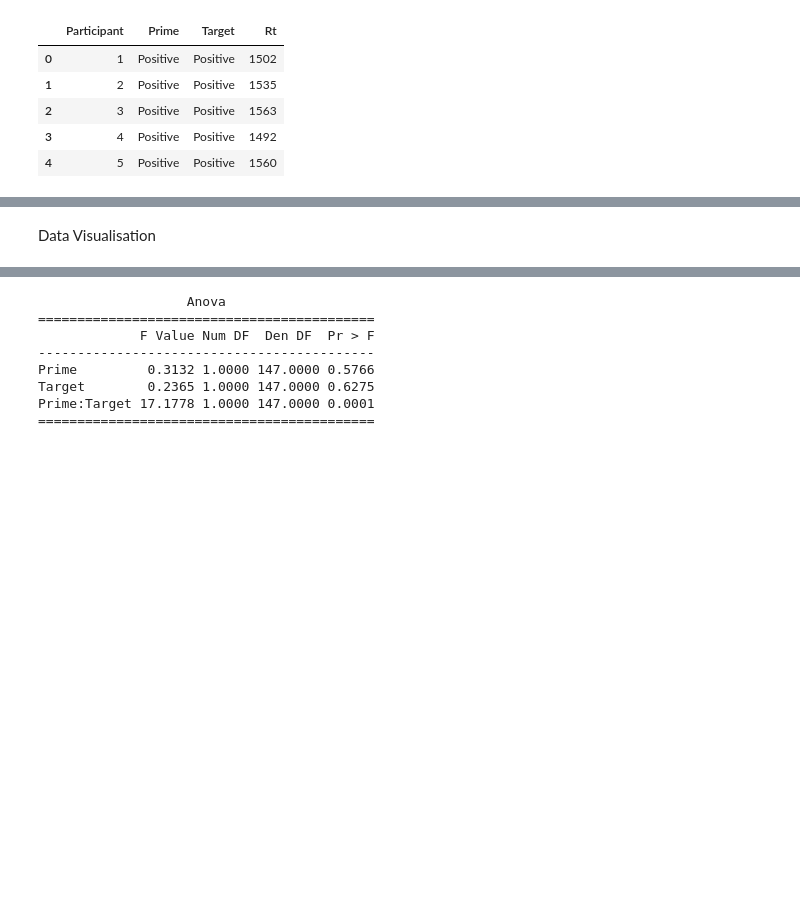
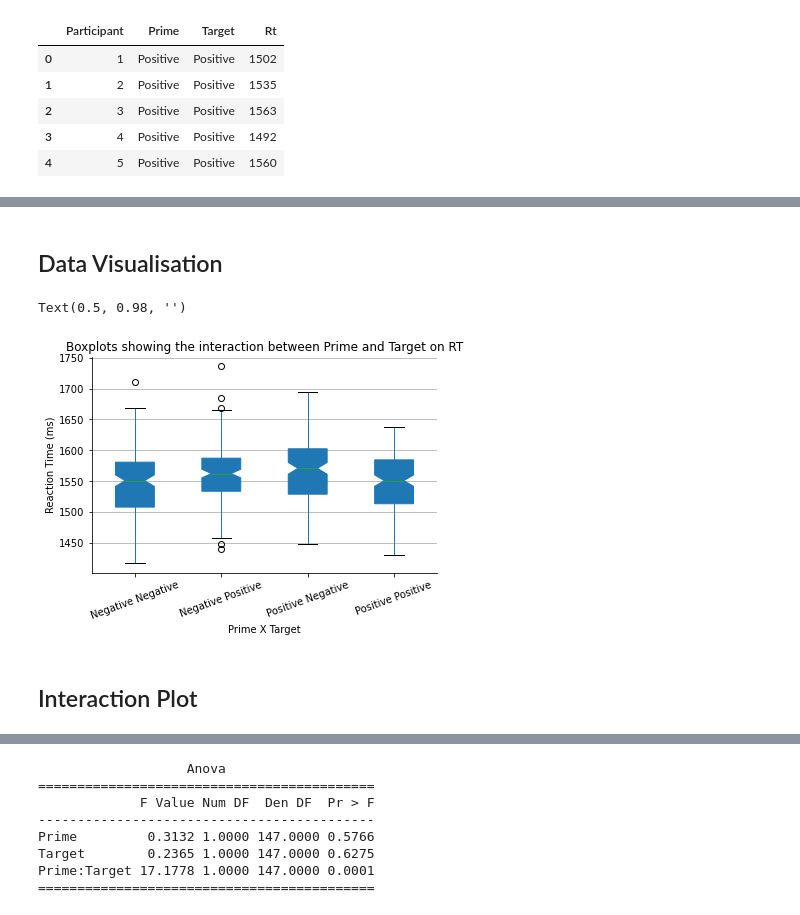
Before and after one commit to twongmoore/python_anova_project, a Jupyter notebook: python_assignment.ipynb, the cells around one changed output, grey strips where cells are left out. Saved outputs shown, nothing was run; the diff lists cells and outputs as text; code cells hidden in the pictures; blank space fills up the shorter version.

```diff
--- a/python_assignment.ipynb
+++ b/python_assignment.ipynb
@@ -63,3 +65,3 @@ pd.DataFrame(group_means)
 # %% [markdown]
-Data Visualisation
+## Data Visualisation
 # %%
@@ -66,0 +73,21 @@ from statsmodels.graphics.factorplots import interaction_plot
+# %%
+bp = my_data.boxplot(column='Rt', by=['Prime', 'Target'],
+                     notch=True, patch_artist=True)
+
+for x in [bp]:
+    plt.grid(visible=None)
+    bp.yaxis.grid(True)
+    bp.set_xlabel('Prime X Target')
+    bp.set_ylabel('Reaction Time (ms)')
+    plt.title('Boxplots showing the interaction between Prime and Target on RT')
+    bp.spines['top'].set_visible(False)
+    bp.spines['right'].set_visible(False)
+    plt.xticks(rotation=20)
+    bp.set_xticklabels(['Negative Negative', 'Negative Positive','Positive Negative', 'Positive Positive'])
+
+bp.get_figure().suptitle('')
+# %% [output]
+Text(0.5, 0.98, '')
+[figure, added]
+# %% [markdown]
+## Interaction Plot
```
Also changed, not shown: parts of 12 cells of this notebook.
